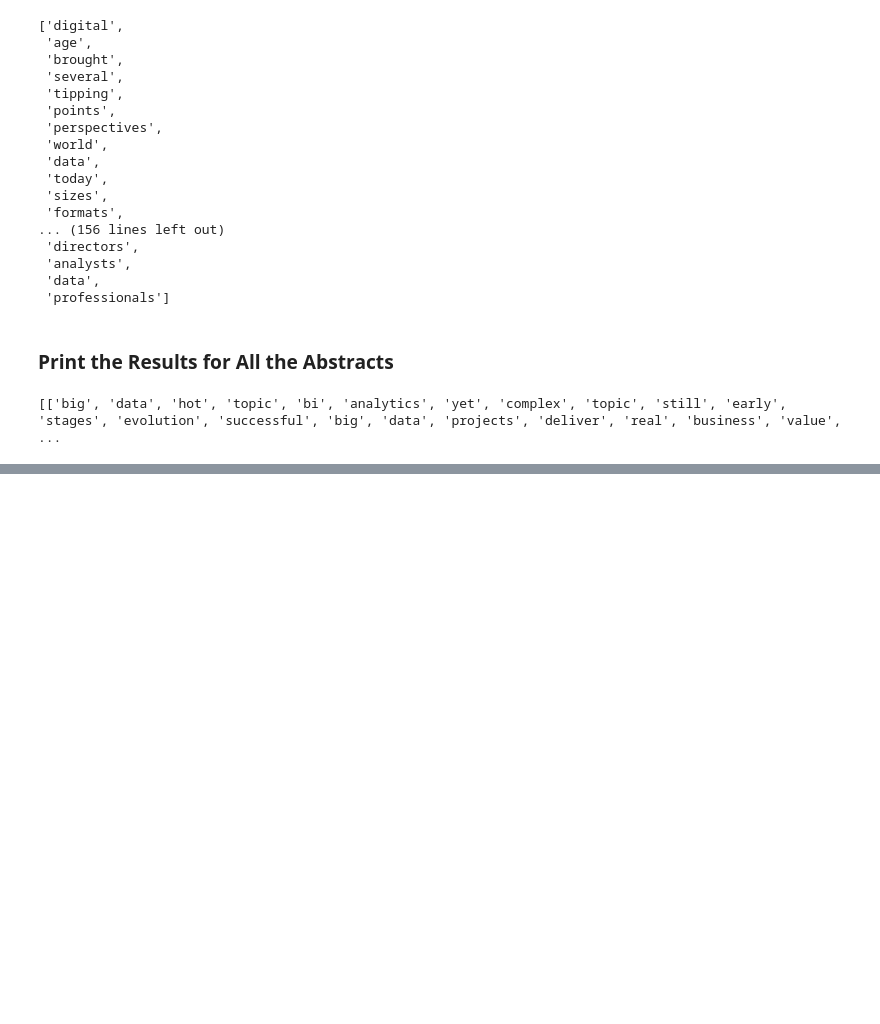
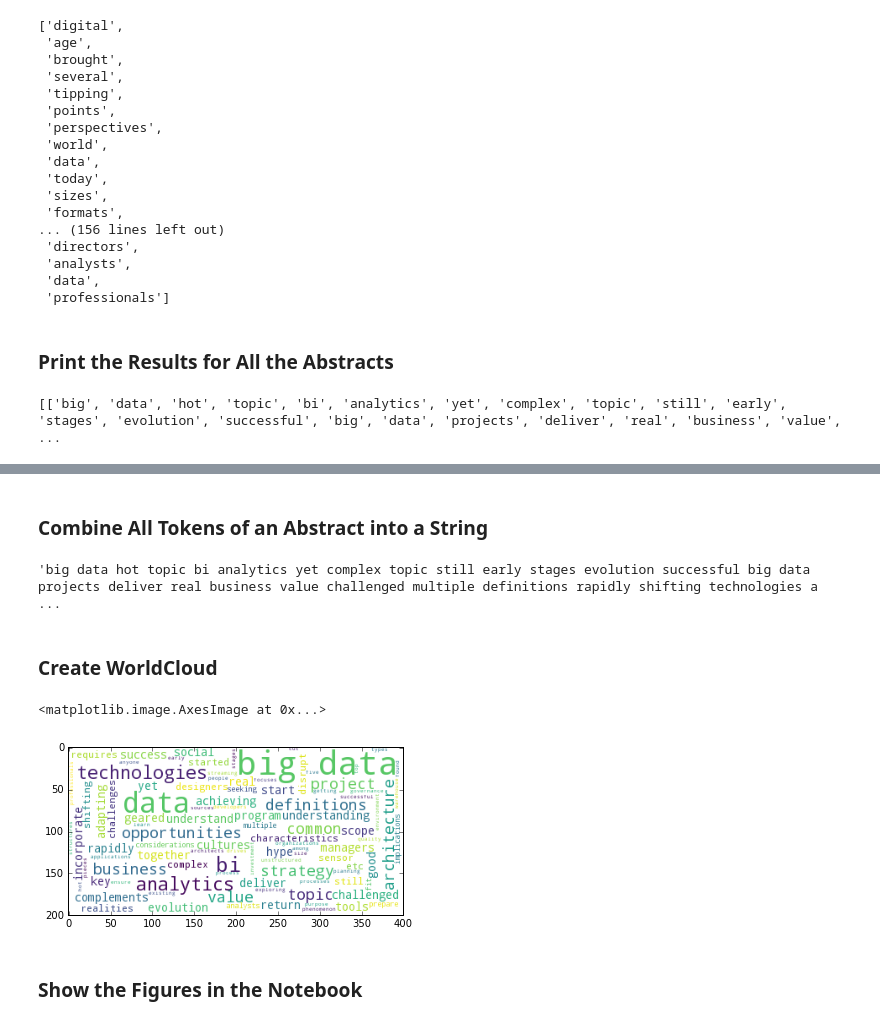
Before and after one commit to smstaneva/textminingdrill, a Jupyter notebook: part2_extract_all_links.ipynb, the cells around one changed output, grey strips where cells are left out. Drawn from its saved outputs; the diff is of its cells as text; code cells hidden in the pictures; blank space fills up the shorter version.

Commit message:
Create WorldCloud

```diff
--- a/part2_extract_all_links.ipynb
+++ b/part2_extract_all_links.ipynb
@@ -341,0 +346,24 @@ print(abstracts)
+# %% [markdown]
+### Combine All Tokens of an Abstract into a String
+# %%
+" ".join(abstracts[0])
+# %% [output]
+'big data hot topic bi analytics yet complex topic still early stages evolution successful big data projects deliver real business value challenged multiple definitions rapidly shifting technologies a ...
+# %% [markdown]
+### Create WorldCloud
+# %%
+wc = WordCloud(
+                          background_color='white',
+                          stopwords=stopwords,
+                          max_words=200,
+                          max_font_size=40,
+                          random_state=42
+                         ).generate(" ".join(abstracts[0]))
+# %%
+import matplotlib.pyplot as plt
+plt.imshow(wc)
+# %% [output]
+<matplotlib.image.AxesImage at 0x...>
+[figure, added]
+# %% [markdown]
+### Show the Figures in the Notebook
```
Also changed, not shown: parts of 3 cells of this notebook.
